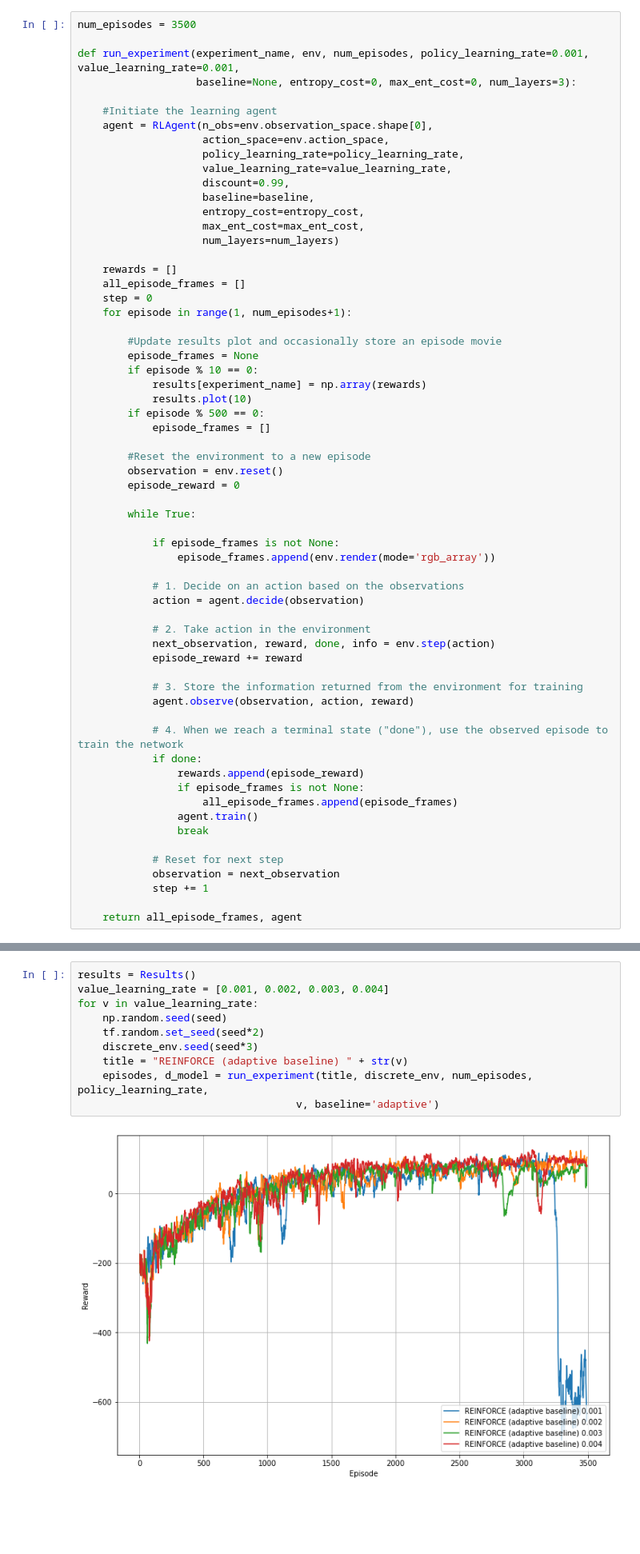
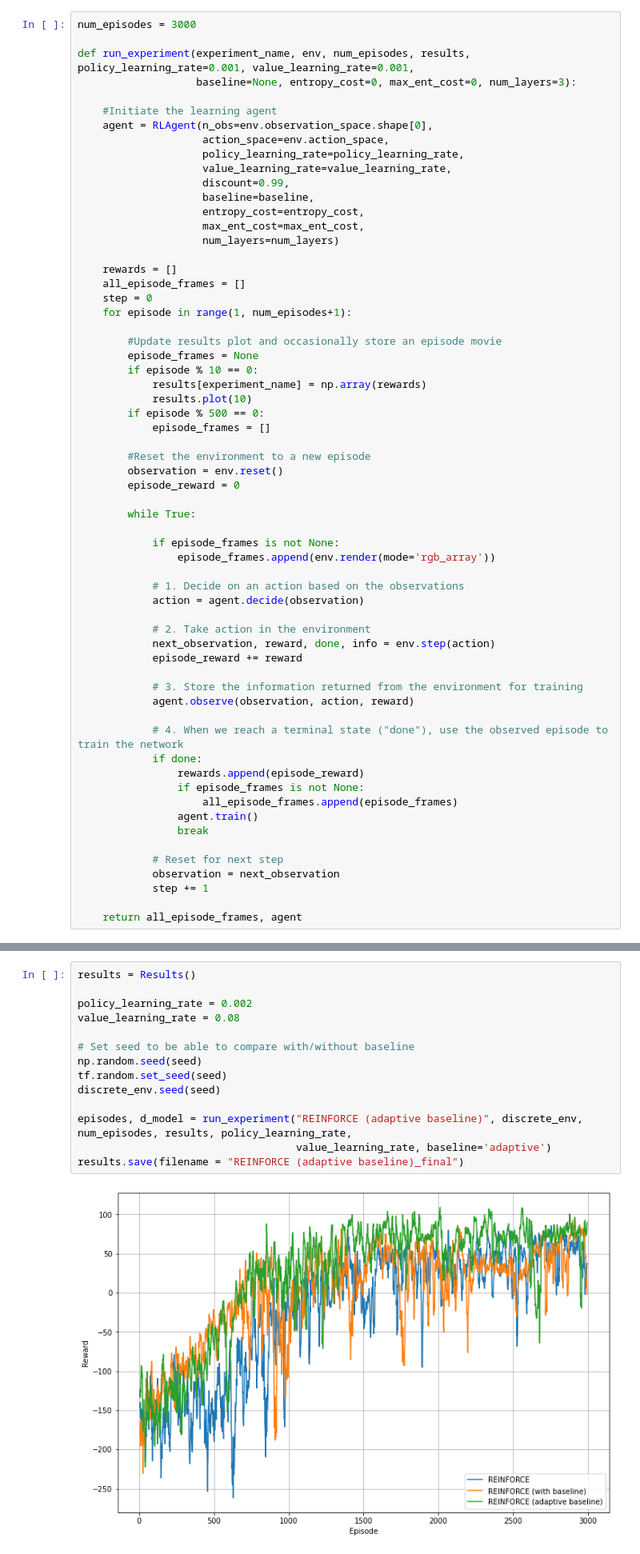
Before and after one commit to ideriedm/CS456---moonlander, a Jupyter notebook: miniproject1.ipynb, the cells around one changed output, grey strips where cells are left out. Shown at 80% size. Saved outputs shown, nothing was run; the diff lists cells and outputs as text; blank space fills up the shorter version.

```diff
--- a/miniproject1.ipynb
+++ b/miniproject1.ipynb
@@ -225,9 +228,9 @@ This is the method we will call to setup an experiment. Reinforcement learning u
 
 You don't need to add anything here; you will be working directly on the RL agent.
 # %%
-num_episodes = 3500
+num_episodes = 3000
 
-def run_experiment(experiment_name, env, num_episodes, policy_learning_rate=0.001, value_learning_rate=0.001,
+def run_experiment(experiment_name, env, num_episodes, results, policy_learning_rate=0.001, value_learning_rate=0.001,
                    baseline=None, entropy_cost=0, max_ent_cost=0, num_layers=3):
 
     #Initiate the learning agent
@@ -490,13 +502,17 @@ TECHNICAL NOTE: Some textbooks may refer to this approach as "Actor-Critic", whe
 ### Solution
 # %%
 results = Results()
-value_learning_rate = [0.001, 0.002, 0.003, 0.004]
-for v in value_learning_rate:
-    np.random.seed(seed)
-    tf.random.set_seed(seed*2)
-    discrete_env.seed(seed*3)
-    title = "REINFORCE (adaptive baseline) " + str(v)
-    episodes, d_model = run_experiment(title, discrete_env, num_episodes, policy_learning_rate,
-                                   v, baseline='adaptive')
+
+policy_learning_rate = 0.002
+value_learning_rate = 0.08
+
+# Set seed to be able to compare with/without baseline
+np.random.seed(seed)
+tf.random.set_seed(seed)
+discrete_env.seed(seed)
+
+episodes, d_model = run_experiment("REINFORCE (adaptive baseline)", discrete_env, num_episodes, results, policy_learning_rate,
+                                   value_learning_rate, baseline='adaptive')
+results.save(filename = "REINFORCE (adaptive baseline)_final")
 # %% [output]
-[figure, old version]
+[figure, new version]
```
Also changed, not shown: parts of 11 cells of this notebook.
